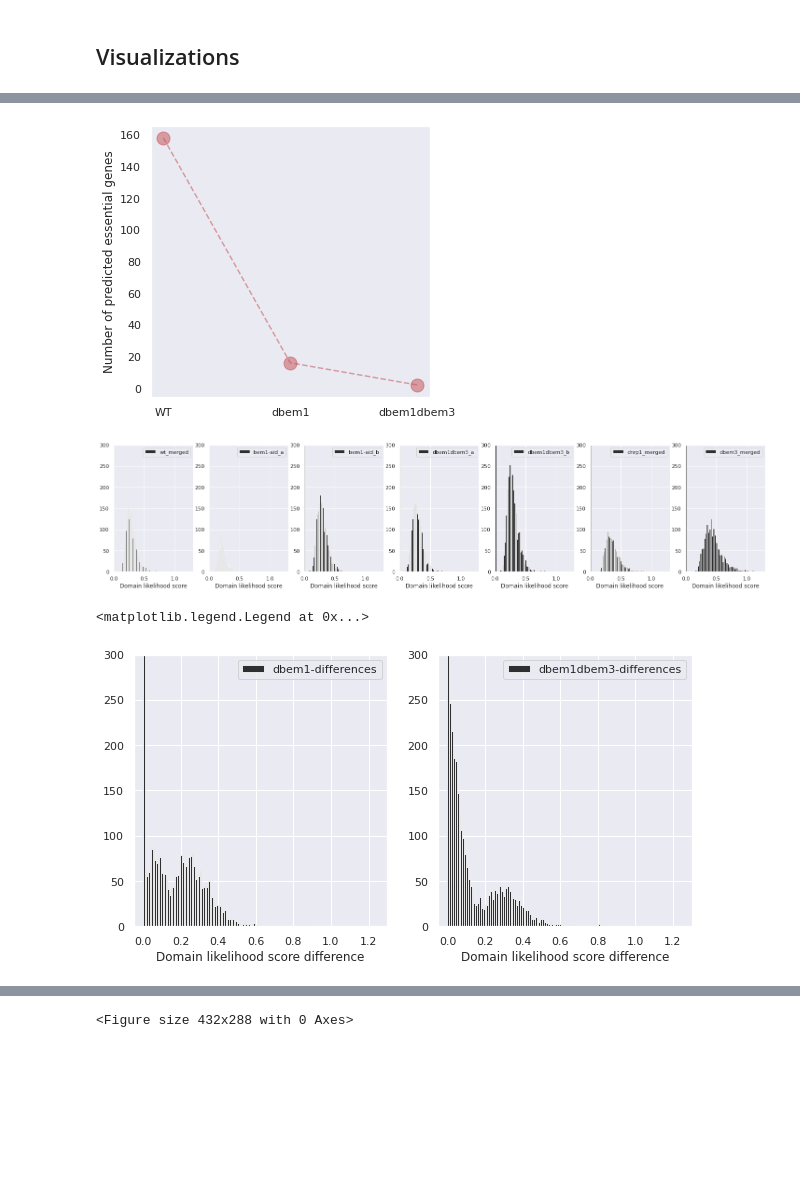
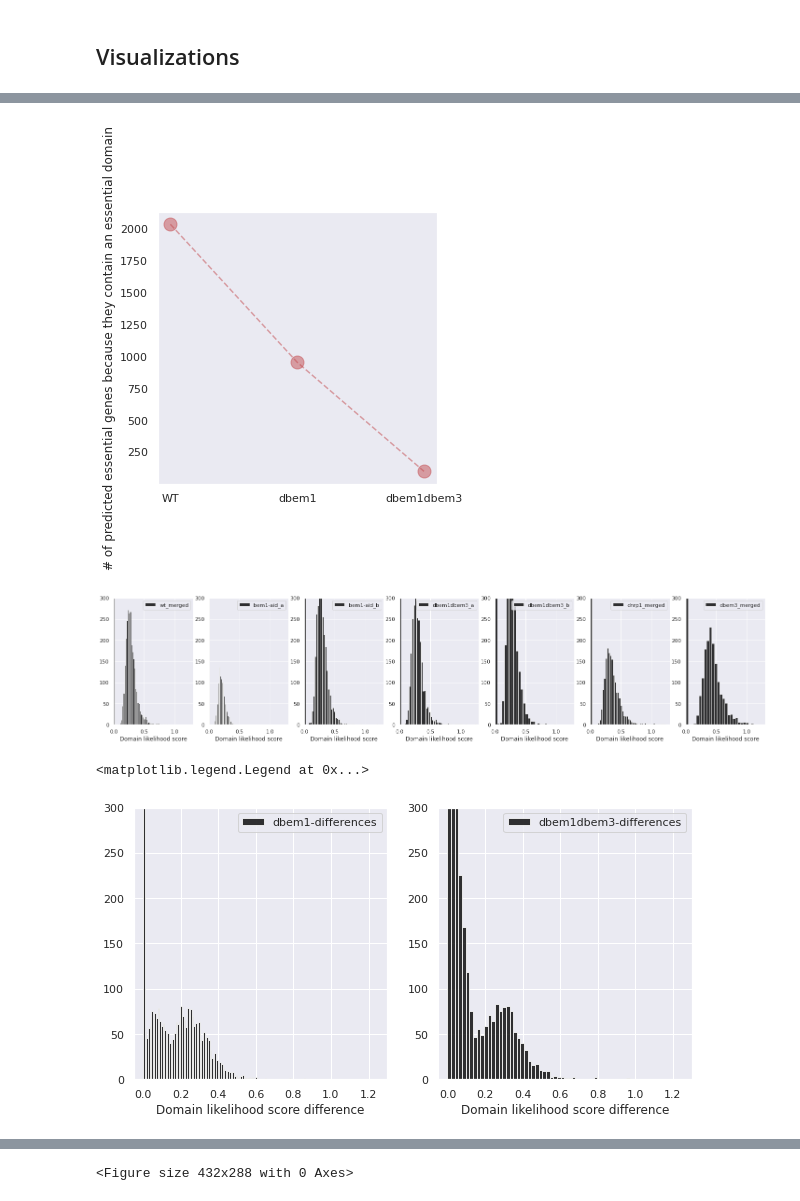
Before and after one commit to SATAY-LL/comparative-analysis-among-strains, a Jupyter notebook: src/scores_essentiality_from_Benoit_paper.ipynb, the cells around one changed output, grey strips where cells are left out. Cells and saved outputs as stored; diff of their text form; code cells hidden in the pictures; blank space fills up the shorter version.

```diff
--- a/src/scores_essentiality_from_Benoit_paper.ipynb
+++ b/src/scores_essentiality_from_Benoit_paper.ipynb
@@ -183,9 +189,9 @@ scores_all_pd
 a_wt=scores_all_pd.loc["wt_merged","value"]
 a_bem1=scores_all_pd.loc["bem1-aid_b","value"]
 a_bem1_bem3=scores_all_pd.loc["dbem1dbem3_b","value"]
-predicted_essentials_wt=a_wt[a_wt>np.max(a_wt)/2].index
-predicted_essentials_bem1=a_bem1[a_bem1>np.max(a_bem1)/2].index
-predicted_essentials_bem1_bem3=a_bem1_bem3[a_bem1_bem3>np.max(a_bem1_bem3)/2].index
+predicted_essentials_wt=a_wt[a_wt>np.max(a_wt)/4].index
+predicted_essentials_bem1=a_bem1[a_bem1>np.max(a_bem1)/4].index
+predicted_essentials_bem1_bem3=a_bem1_bem3[a_bem1_bem3>np.max(a_bem1_bem3)/4].index
 
 ## Different genes per background (lost and gaine essentiality)
 diff_wt_bem1=np.setdiff1d(predicted_essentials_wt,predicted_essentials_bem1) # lost essentials from WT
@@ -300,18 +324,18 @@ plt.legend()
 # %%
 ## Plot of how essential genes vary across backgrounds
 fig, ax = plt.subplots(nrows=1, ncols=1, figsize=(5,5))
 values=[len(predicted_essentials_wt),len(predicted_essentials_bem1),
 len(predicted_essentials_bem1_bem3)]
 
 labels=["WT","dbem1","dbem1dbem3"]
 
 plt.plot(labels,values,"ro--",alpha=0.5,markersize=13)
-plt.ylabel("Number of predicted essential genes")
+plt.ylabel("# of predicted essential genes because they contain an essential domain")
 plt.grid()
 
 #fig.savefig("../figures/fig_number_of_essential_genes_varying_backgrounds.png",dpi=300)
 # %% [output]
-[figure, old version]
+[figure, new version]
 # %%
 ## Distributions of the scores per backgrounds
 
@@ -320,7 +344,7 @@ cm = plt.cm.get_cmap('RdYlBu_r')
 #color=cm(i/len(backgrounds))
 for i in np.arange(0,len(backgrounds)):
 
-    ax[i].hist(scores_all_pd.loc[backgrounds[i]]["value"], bins=100, alpha=0.8, label=backgrounds[i], color="black")
+    ax[i].hist(scores_all_pd.loc[backgrounds[i]]["value"], bins=50, alpha=0.8, label=backgrounds[i], color="black")
     # plt.legend(loc='upper right')
     ax[i].set_xlim([0,1.3])
     ax[i].set_ylim([0,300])
@@ -331,7 +355,7 @@ for i in np.arange(0,len(backgrounds)):
 
 #fig.savefig("../figures/fig_histogram_domain_likelihood_score_per_background.png",dpi=300)
 # %% [output]
-[figure, old version]
+[figure, new version]
 # %%
 ## Differences in score between replicates histogram
 fig, ax = plt.subplots(nrows=1, ncols=2, figsize=(10, 5))
@@ -346,7 +370,7 @@ ax[0].set_xlabel('Domain likelihood score difference')
 ax[0].legend(loc='upper right')
 
 tmp=np.abs(scores_all_pd.loc["dbem1dbem3_a"]["value"]-scores_all_pd.loc["dbem1dbem3_b"]["value"])
-ax[1].hist(tmp, bins=100, alpha=0.8, label="dbem1dbem3-differences", color="black")
+ax[1].hist(tmp, bins=50, alpha=0.8, label="dbem1dbem3-differences", color="black")
 # plt.legend(loc='upper right')
 ax[1].set_xlim([-0.05,1.3])
 ax[1].set_ylim([0,300])
@@ -356,7 +380,7 @@ ax[1].legend(loc='upper right')
 #fig.savefig("../figures/fig_histogram_domain_likelihood_score_differences_between_backgrounds.png",dpi=300)
 # %% [output]
 <matplotlib.legend.Legend at 0x...>
-[figure, old version]
+[figure, new version]
 # %%
 ## Differences in score between replicates scatter
 
```
Also changed, not shown: parts of 17 cells of this notebook, 14 other files.
